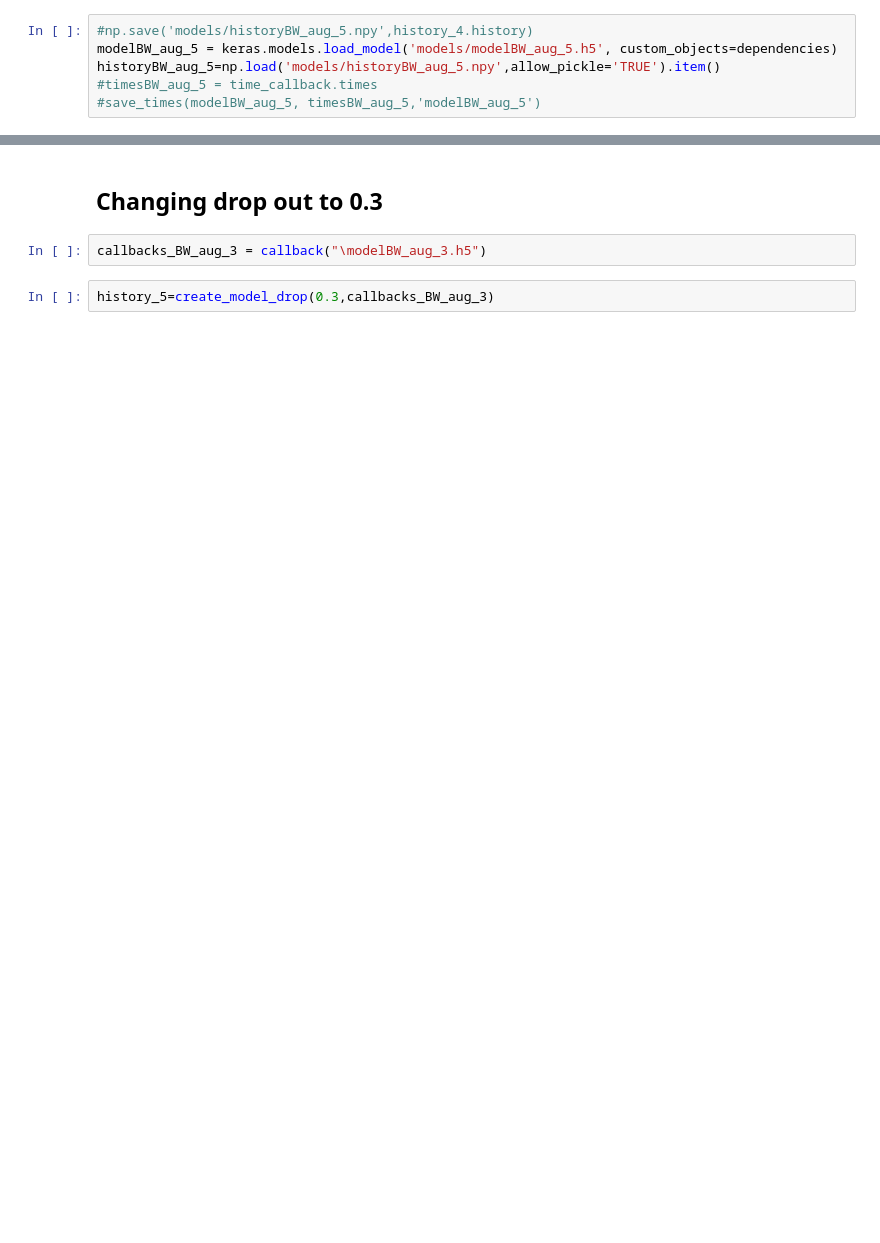
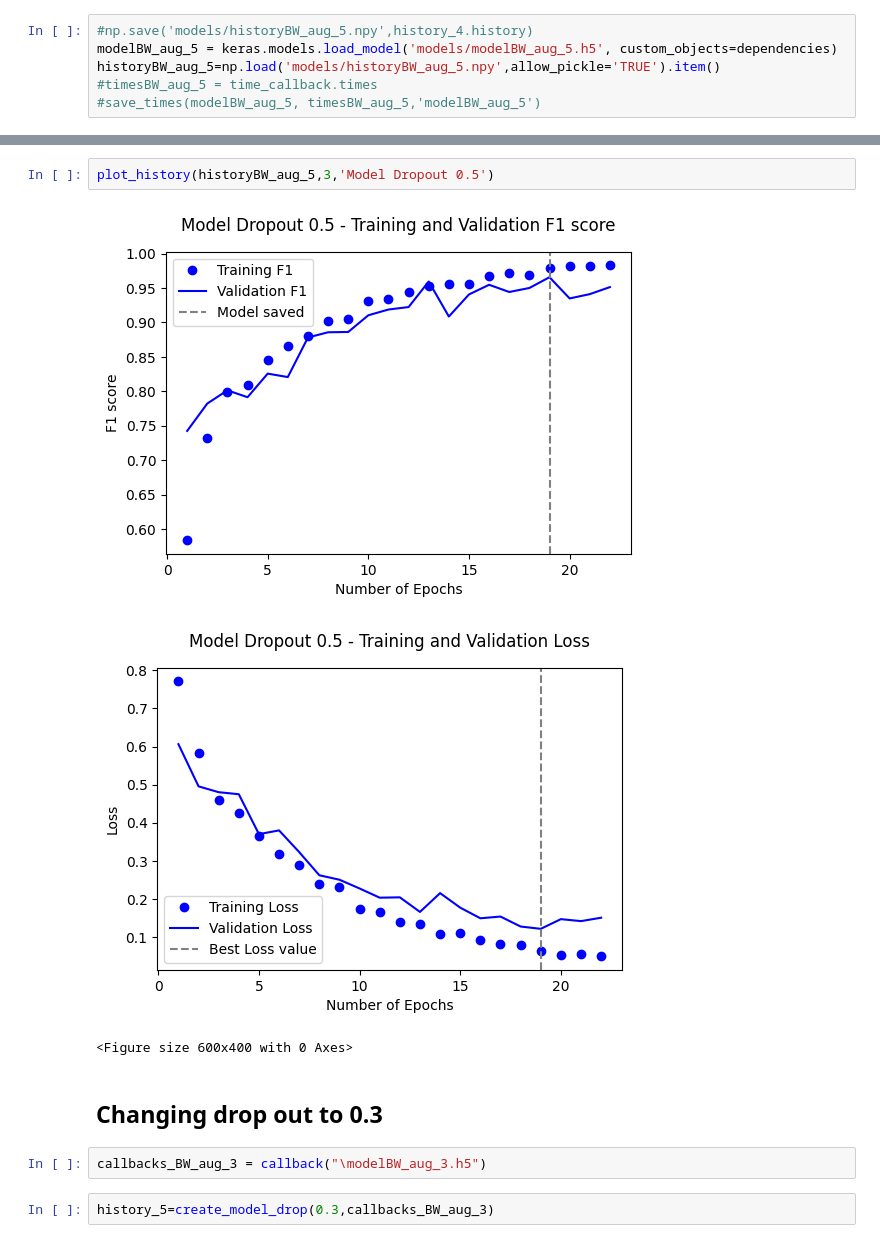
Before and after one commit to filipacarreira/DeepLearning_Project, a Jupyter notebook: DL_notebook.ipynb, the cells around one changed output, grey strips where cells are left out. Saved outputs shown, nothing was run; the diff lists cells and outputs as text; blank space fills up the shorter version.

```diff
--- a/DL_notebook.ipynb
+++ b/DL_notebook.ipynb
@@ -673,3 +608,9 @@ Test loss: 0.10719911754131317 / Test accuracy: 0.965624988079071
+# %%
+plot_history(historyBW_aug_5,3,'Model Dropout 0.5')
+# %% [output]
+[figure, added]
+[figure, added]
+<Figure size 600x400 with 0 Axes>
 # %% [markdown]
 ## Changing drop out to 0.3
 # %%
```
Also changed, not shown: parts of 26 cells of this notebook.
